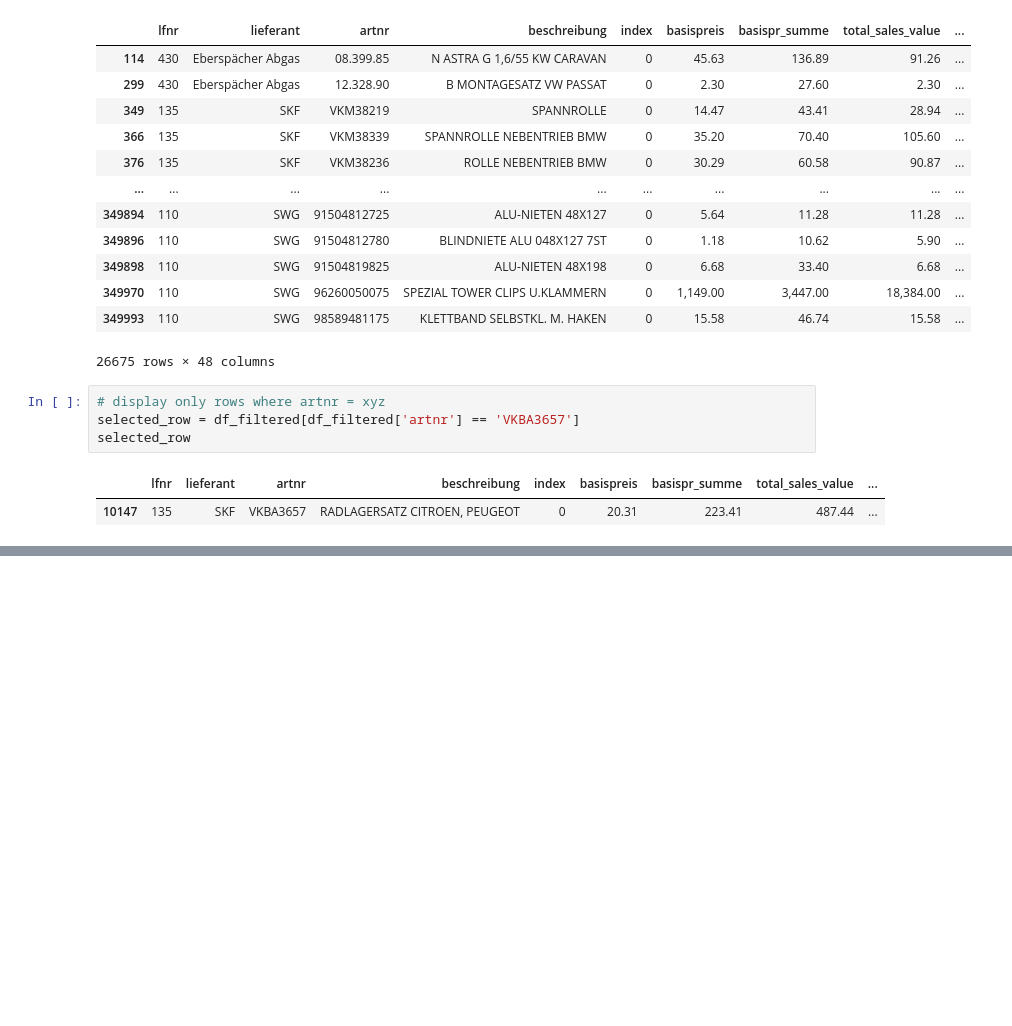
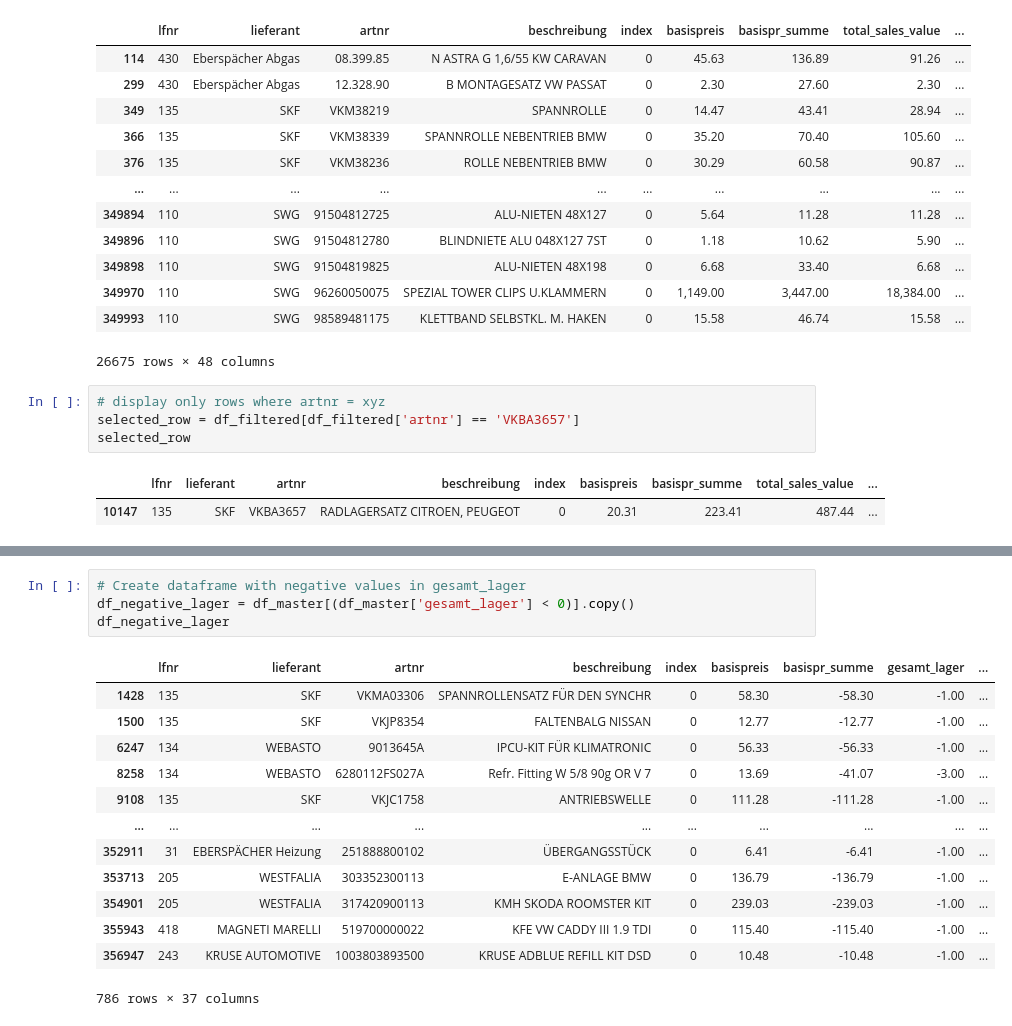
Before and after one commit to capstone-kueblbeck/capstone-kueblbeck, a Jupyter notebook: coding/hans_pn.ipynb, the cells around one changed output, grey strips where cells are left out. Drawn from its saved outputs; the diff is of its cells as text; blank space fills up the shorter version.

```diff
--- a/coding/hans_pn.ipynb
+++ b/coding/hans_pn.ipynb
@@ -434,0 +471,18 @@ selected_row
+# %%
+# Create dataframe with negative values in gesamt_lager
+df_negative_lager = df_master[(df_master['gesamt_lager'] < 0)].copy()
+df_negative_lager
+# %% [output]
+|  | lfnr | lieferant | artnr | beschreibung | index | basispreis | basispr_summe | gesamt_lager | ... |
+| 1428 | 135 | SKF | VKMA03306 | SPANNROLLENSATZ FÜR DEN SYNCHR | 0 | 58.30 | -58.30 | -1.00 | ... |
+| 1500 | 135 | SKF | VKJP8354 | FALTENBALG NISSAN | 0 | 12.77 | -12.77 | -1.00 | ... |
+| 6247 | 134 | WEBASTO | 9013645A | IPCU-KIT FÜR KLIMATRONIC | 0 | 56.33 | -56.33 | -1.00 | ... |
+| 8258 | 134 | WEBASTO | 6280112FS027A | Refr. Fitting W 5/8 90g OR V 7 | 0 | 13.69 | -41.07 | -3.00 | ... |
+| 9108 | 135 | SKF | VKJC1758 | ANTRIEBSWELLE | 0 | 111.28 | -111.28 | -1.00 | ... |
+| ... | ... | ... | ... | ... | ... | ... | ... | ... | ... |
+| 352911 | 31 | EBERSPÄCHER Heizung | 251888800102 | ÜBERGANGSSTÜCK | 0 | 6.41 | -6.41 | -1.00 | ... |
+| 353713 | 205 | WESTFALIA | 303352300113 | E-ANLAGE BMW | 0 | 136.79 | -136.79 | -1.00 | ... |
+| 354901 | 205 | WESTFALIA | 317420900113 | KMH SKODA ROOMSTER KIT | 0 | 239.03 | -239.03 | -1.00 | ... |
+| 355943 | 418 | MAGNETI MARELLI | 519700000022 | KFE VW CADDY III 1.9 TDI | 0 | 115.40 | -115.40 | -1.00 | ... |
+| 356947 | 243 | KRUSE AUTOMOTIVE | 1003803893500 | KRUSE ADBLUE REFILL KIT DSD | 0 | 10.48 | -10.48 | -1.00 | ... |
+786 rows × 37 columns
```
Also changed, not shown: parts of 9 cells of this notebook.
